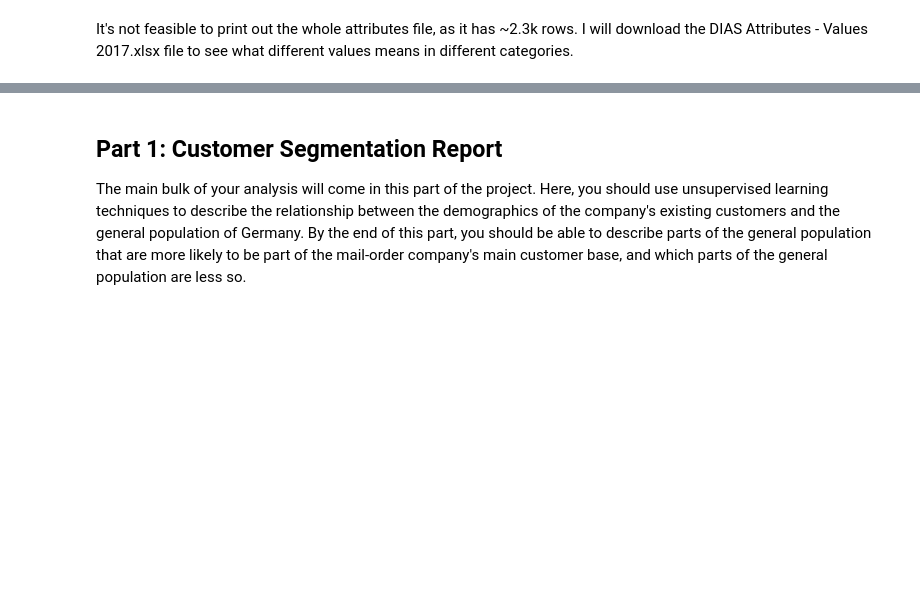
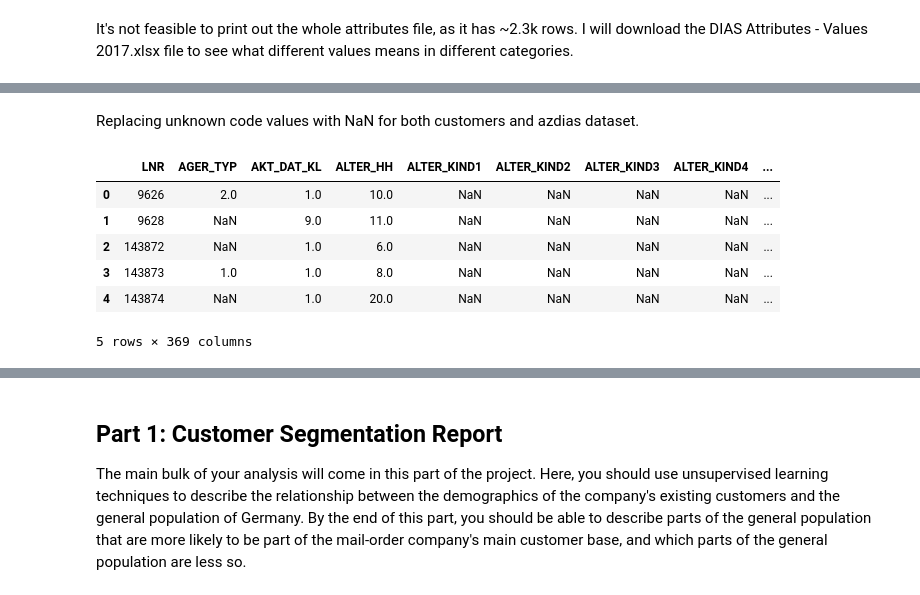
Before and after one commit to MridulGangwar/Arvato-Customer-Identification, a Jupyter notebook: Arvato Project Workbook.ipynb, the cells around one changed output, grey strips where cells are left out. Cells and saved outputs as stored; diff of their text form; code cells hidden in the pictures; blank space fills up the shorter version.

```diff
--- a/Arvato Project Workbook.ipynb
+++ b/Arvato Project Workbook.ipynb
@@ -168,0 +159,12 @@ It's not feasible to print out the whole attributes file, as it has ~2.3k rows.
+# %%
+unknowns = []
+features = []
+
+for feature in dias_attributes['Attribute'].unique():
+    missing_or_unknown = dias_attributes.loc[dias_attributes['Attribute'] == feature, 'Value'].astype(str).str.cat(sep=',').split(',')
+    unknowns.append(missing_or_unknown)
+    features.append(feature)
+
+unknowns_df = pd.concat([pd.Series(features), pd.Series(unknowns)], axis=1)
+unknowns_df.columns = ['attribute', 'missing_or_unknown']
+unknowns_df.head()
@@ -168,0 +178,24 @@ It's not feasible to print out the whole attributes file, as it has ~2.3k rows.
+# %%
+def replacing_with_nan(df):
+    for row in unknowns_df['attribute']:
+        if row in azdias.columns:
+            na_map = unknowns_df.loc[unknowns_df['attribute'] == row, 'missing_or_unknown'].iloc[0]
+            na_idx = df.loc[:, row].isin(na_map)
+            df.loc[na_idx, row] = np.NaN
+        else:
+            continue
+
+    return df
+# %% [markdown]
+Replacing unknown code values with NaN for both customers and azdias dataset.
+# %%
+customers = replacing_with_nan(customers)
+customers.head()
+# %% [output]
+|  | LNR | AGER_TYP | AKT_DAT_KL | ALTER_HH | ALTER_KIND1 | ALTER_KIND2 | ALTER_KIND3 | ALTER_KIND4 | ... |
+| 0 | 9626 | 2.0 | 1.0 | 10.0 | NaN | NaN | NaN | NaN | ... |
+| 1 | 9628 | NaN | 9.0 | 11.0 | NaN | NaN | NaN | NaN | ... |
+| 2 | 143872 | NaN | 1.0 | 6.0 | NaN | NaN | NaN | NaN | ... |
+| 3 | 143873 | 1.0 | 1.0 | 8.0 | NaN | NaN | NaN | NaN | ... |
+| 4 | 143874 | NaN | 1.0 | 20.0 | NaN | NaN | NaN | NaN | ... |
+5 rows × 369 columns
```
Also changed, not shown: parts of 39 cells of this notebook.
